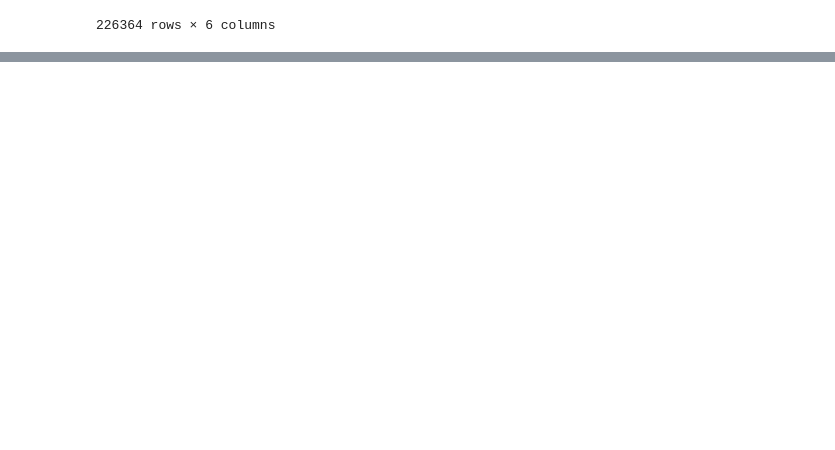
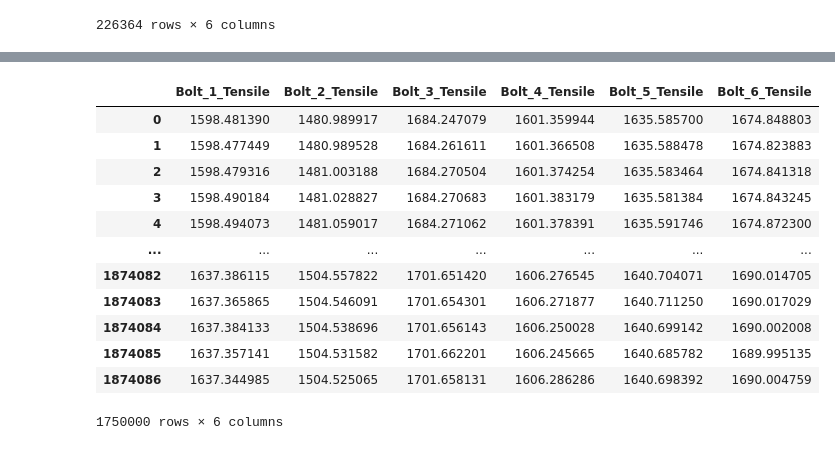
Before and after one commit to thomasht86/krafthack2022, a Jupyter notebook: notebooks/tht-lasso.ipynb, the cells around one changed output, grey strips where cells are left out. Saved outputs shown, nothing was run; the diff lists cells and outputs as text; code cells hidden in the pictures; blank space fills up the shorter version.

```diff
--- a/notebooks/tht-lasso.ipynb
+++ b/notebooks/tht-lasso.ipynb
@@ -727,0 +745,16 @@ pred_df.to_csv("../container-data/prediction_output_rerf.csv")
+# %%
+df_y
+# %% [output]
+|  | Bolt_1_Tensile | Bolt_2_Tensile | Bolt_3_Tensile | Bolt_4_Tensile | Bolt_5_Tensile | Bolt_6_Tensile |
+| 0 | 1598.481390 | 1480.989917 | 1684.247079 | 1601.359944 | 1635.585700 | 1674.848803 |
+| 1 | 1598.477449 | 1480.989528 | 1684.261611 | 1601.366508 | 1635.588478 | 1674.823883 |
+| 2 | 1598.479316 | 1481.003188 | 1684.270504 | 1601.374254 | 1635.583464 | 1674.841318 |
+| 3 | 1598.490184 | 1481.028827 | 1684.270683 | 1601.383179 | 1635.581384 | 1674.843245 |
+| 4 | 1598.494073 | 1481.059017 | 1684.271062 | 1601.378391 | 1635.591746 | 1674.872300 |
+| ... | ... | ... | ... | ... | ... | ... |
+| 1874082 | 1637.386115 | 1504.557822 | 1701.651420 | 1606.276545 | 1640.704071 | 1690.014705 |
+| 1874083 | 1637.365865 | 1504.546091 | 1701.654301 | 1606.271877 | 1640.711250 | 1690.017029 |
+| 1874084 | 1637.384133 | 1504.538696 | 1701.656143 | 1606.250028 | 1640.699142 | 1690.002008 |
+| 1874085 | 1637.357141 | 1504.531582 | 1701.662201 | 1606.245665 | 1640.685782 | 1689.995135 |
+| 1874086 | 1637.344985 | 1504.525065 | 1701.658131 | 1606.286286 | 1640.698392 | 1690.004759 |
+1750000 rows × 6 columns
```
Also changed, not shown: parts of 11 cells of this notebook, 1 other file.
